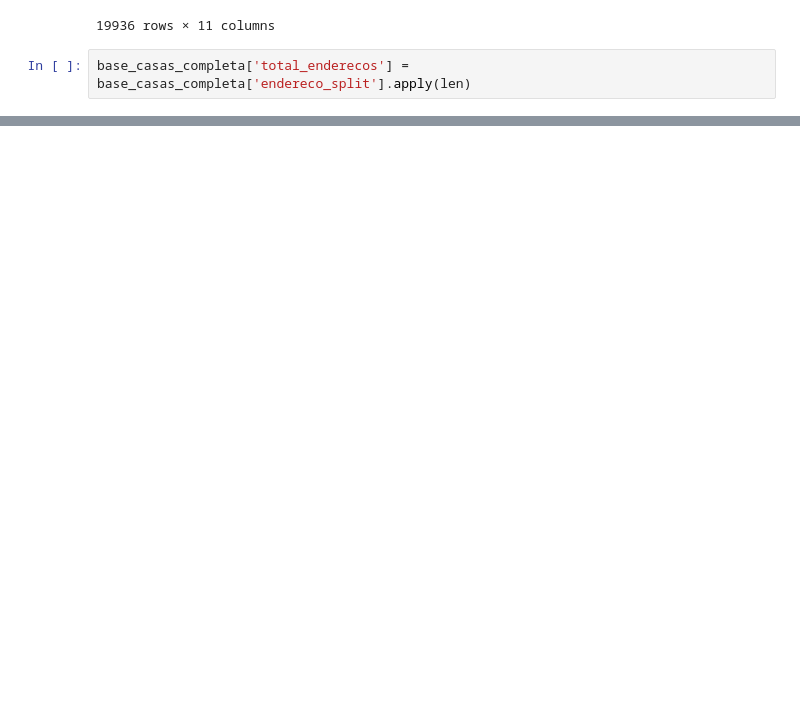
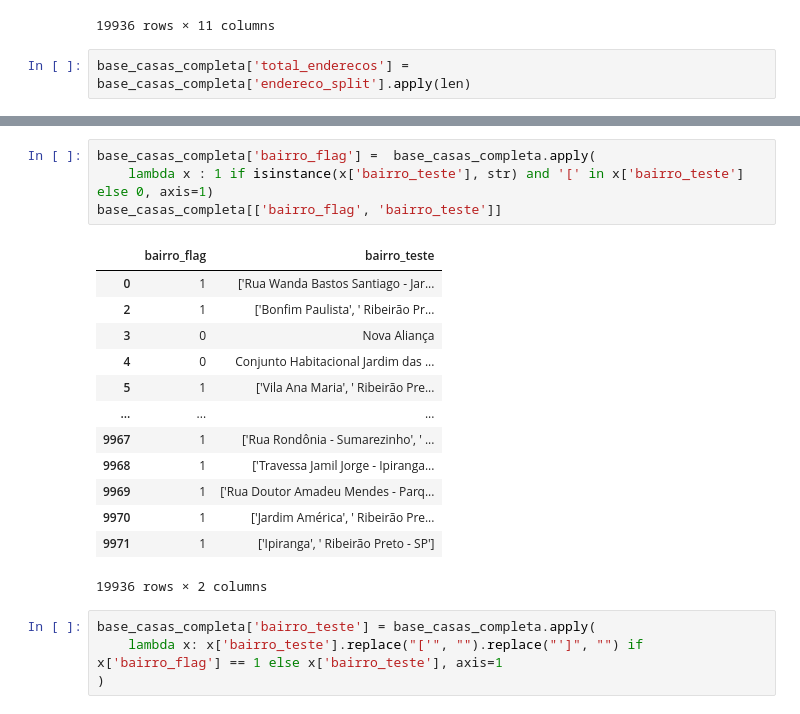
Before and after one commit to rodrigorocha1/extracao_viva_real_selenium, a Jupyter notebook: notebooks_exemplo/etl_pandas.ipynb, the cells around one changed output, grey strips where cells are left out. Saved outputs shown, nothing was run; the diff lists cells and outputs as text; blank space fills up the shorter version.

```diff
--- a/notebooks_exemplo/etl_pandas.ipynb
+++ b/notebooks_exemplo/etl_pandas.ipynb
@@ -122,0 +148,22 @@ base_endereco_split
+# %%
+base_casas_completa['bairro_flag'] =  base_casas_completa.apply(
+    lambda x : 1 if isinstance(x['bairro_teste'], str) and '[' in x['bairro_teste'] else 0, axis=1)
+base_casas_completa[['bairro_flag', 'bairro_teste']]
+# %% [output]
+|  | bairro_flag | bairro_teste |
+| 0 | 1 | ['Rua Wanda Bastos Santiago - Jar... |
+| 2 | 1 | ['Bonfim Paulista', ' Ribeirão Pr... |
+| 3 | 0 | Nova Aliança |
+| 4 | 0 | Conjunto Habitacional Jardim das ... |
+| 5 | 1 | ['Vila Ana Maria', ' Ribeirão Pre... |
+| ... | ... | ... |
+| 9967 | 1 | ['Rua Rondônia - Sumarezinho', ' ... |
+| 9968 | 1 | ['Travessa Jamil Jorge - Ipiranga... |
+| 9969 | 1 | ['Rua Doutor Amadeu Mendes - Parq... |
+| 9970 | 1 | ['Jardim América', ' Ribeirão Pre... |
+| 9971 | 1 | ['Ipiranga', ' Ribeirão Preto - SP'] |
+19936 rows × 2 columns
+# %%
+base_casas_completa['bairro_teste'] = base_casas_completa.apply(
+    lambda x: x['bairro_teste'].replace("['", "").replace("']", "") if x['bairro_flag'] == 1 else x['bairro_teste'], axis=1
+)
```
Also changed, not shown: parts of 12 cells of this notebook.
